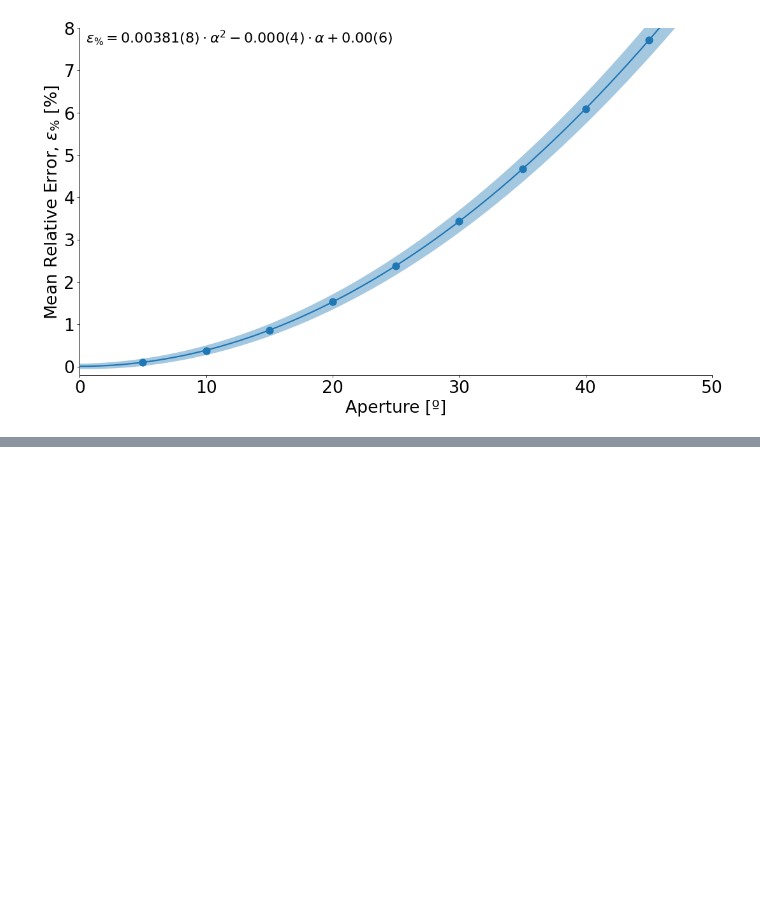
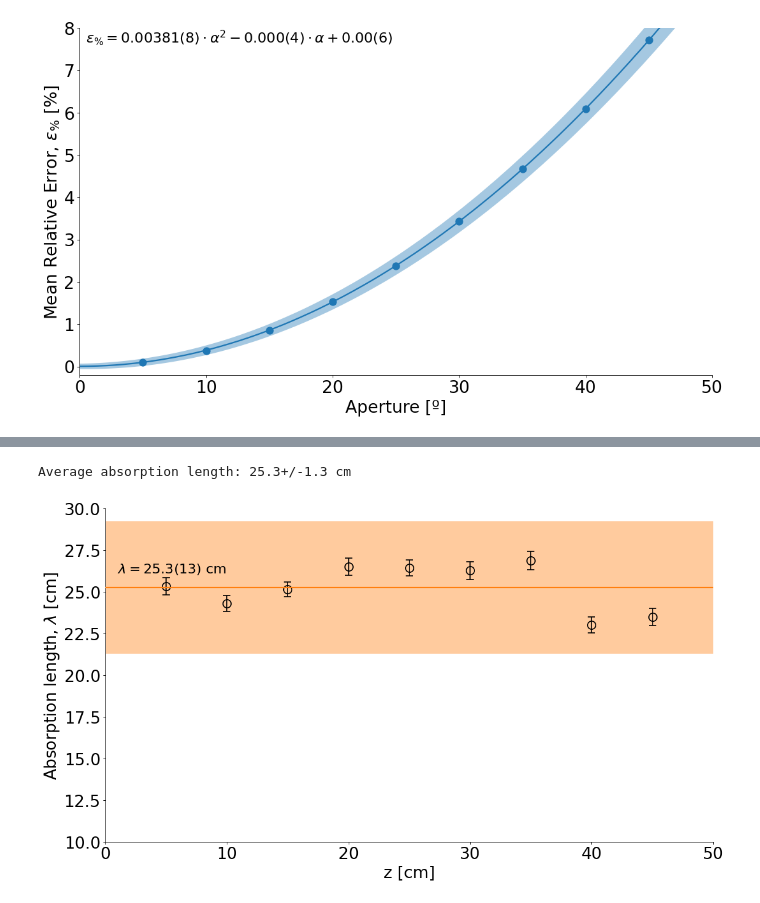
Before and after one commit to RitaROK/Analysis, a Jupyter notebook: Absorption_length.ipynb, the cells around one changed output, grey strips where cells are left out. Cells and saved outputs as stored; diff of their text form; code cells hidden in the pictures; blank space fills up the shorter version.

```diff
--- a/Absorption_length.ipynb
+++ b/Absorption_length.ipynb
@@ -329,0 +520,24 @@ c =  0.00+/-0.06
+# %%
+#@title Average absorption length
+z = [5, 10, 15, 20, 25, 30, 35, 40, 45]
+
+print('Average absorption length:', ufloat(np.mean(absl), np.std(absl)), 'cm')
+
+fig, (ax) = plt.subplots(figsize=(16,9), dpi= 80, facecolor='w', edgecolor='k')
+plt.errorbar(z, absl, yerr=dabsl, color='none', marker='o', markersize=12,
+            markeredgecolor='k', markeredgewidth=1.5, ecolor='k', elinewidth=1.5, capsize=5, capthick=1.5)
+plt.axhline(y=np.mean(absl), lw=2, color='tab:orange', zorder=3)
+plt.fill_between(np.arange(0,51,1), np.mean(absl)-3*np.std(absl), np.mean(absl)+3*np.std(absl), color='tab:orange', alpha=0.4, lw=0)
+plt.text(1, np.mean(absl)+0.7, '$\lambda=25.3(13)$ cm', fontsize=20, ha='left', va='bottom')
+ax.set_xlim(0,50)
+ax.set_ylim(10,30)
+ax.spines["right"].set_visible(False)
+ax.spines["top"].set_visible(False)
+ax.set_ylabel('Absorption length, $\lambda$ [cm]', y=0.5, ha='center', fontsize=24)
+ax.tick_params(axis='both', which='major', labelsize=24)
+ax.set_xlabel('z [cm]', x=0.5, ha='center', fontsize=24)
+
+plt.show()
+# %% [output]
+Average absorption length: 25.3+/-1.3 cm
+[figure, added]
```
Also changed, not shown: parts of 6 cells of this notebook.
